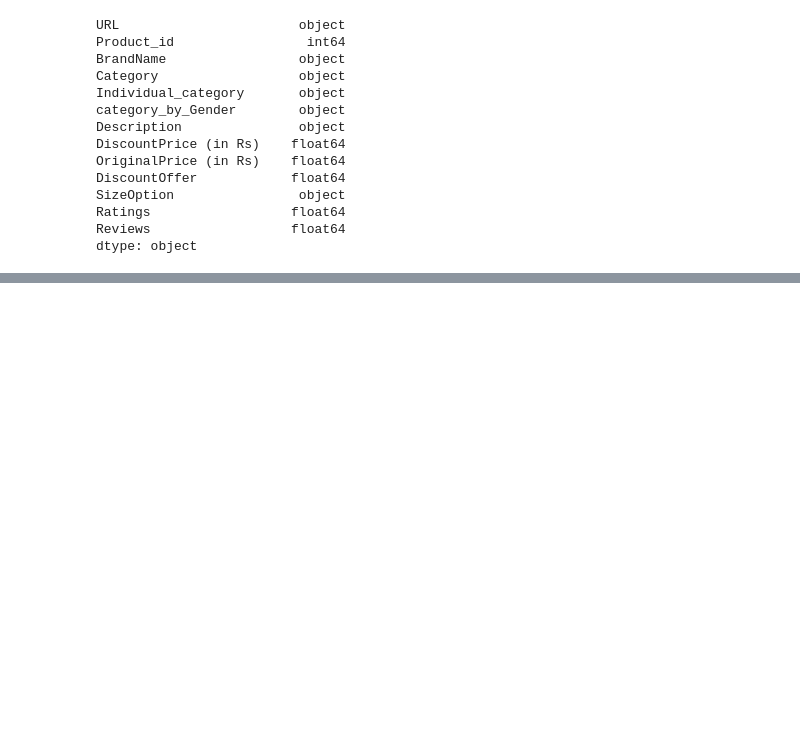
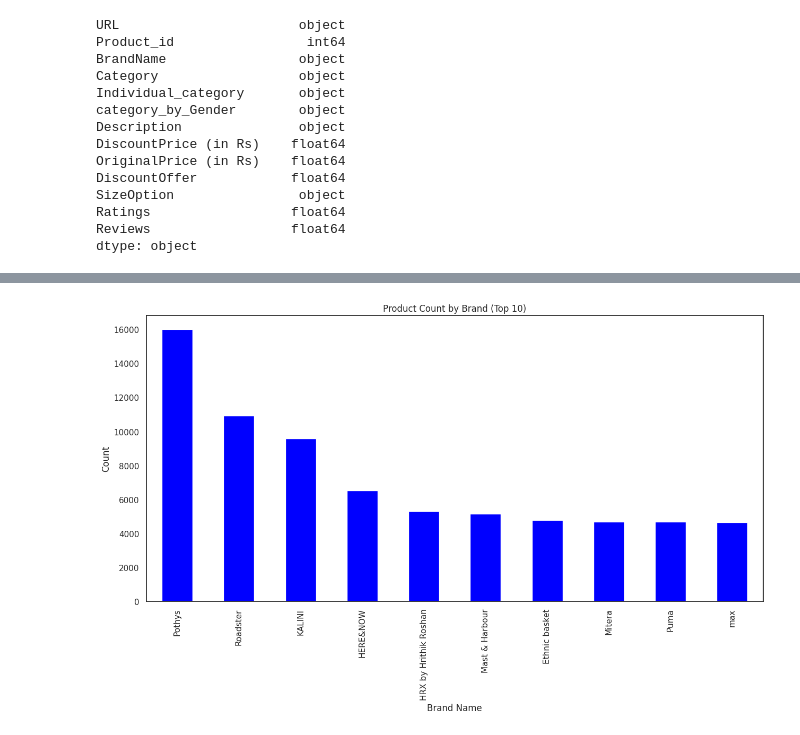
Before and after one commit to Mahima2208/Exploring-Myntra-s-Fashion-Secrets-through-Data-Analysis, a Jupyter notebook: How_to_Predict_the_Discount_Price_of_Myntra?.ipynb, the cells around one changed output, grey strips where cells are left out. Saved outputs shown, nothing was run; the diff lists cells and outputs as text; code cells hidden in the pictures; blank space fills up the shorter version.

```diff
--- a/How_to_Predict_the_Discount_Price_of_Myntra?.ipynb
+++ b/How_to_Predict_the_Discount_Price_of_Myntra?.ipynb
@@ -239,0 +279,23 @@ dtype: object
+# %%
+import seaborn as sns
+import matplotlib.pyplot as plt
+
+# Counting the occurrences of each brand
+brand_name_count = myntra_df['BrandName'].value_counts()
+
+# Selecting the top 10 brands
+top_10_brands = brand_name_count[:10]
+
+# Setting the plot style
+sns.set_theme(style="white")
+
+# Creating the bar plot
+plt.figure(figsize=(15, 7))
+top_10_brands.plot(kind='bar', color='#0000FF')
+plt.xticks(rotation=90)
+plt.xlabel('Brand Name')
+plt.ylabel('Count')
+plt.title('Product Count by Brand (Top 10)')
+plt.show()
+# %% [output]
+[figure, added]
```
Also changed, not shown: parts of 10 cells of this notebook.
